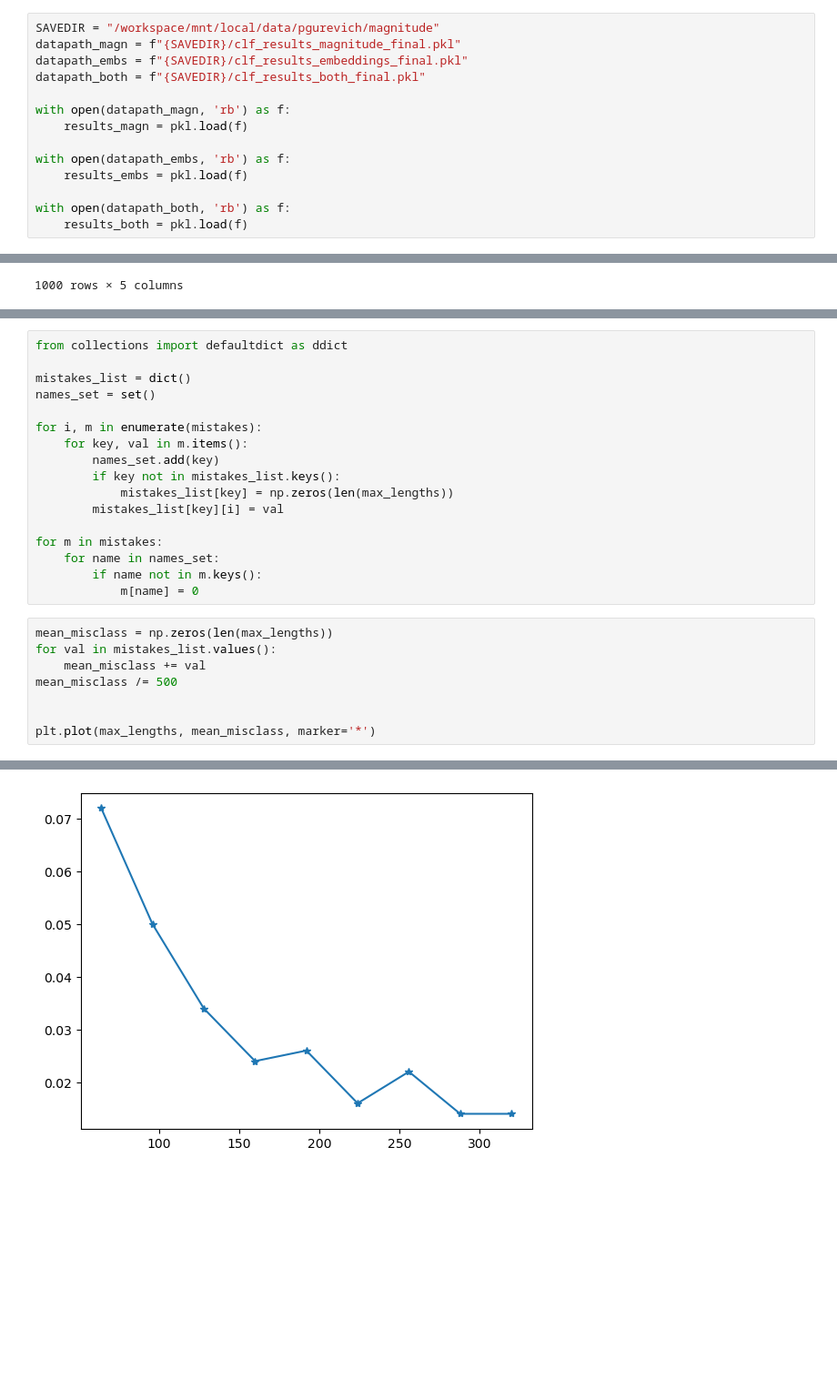
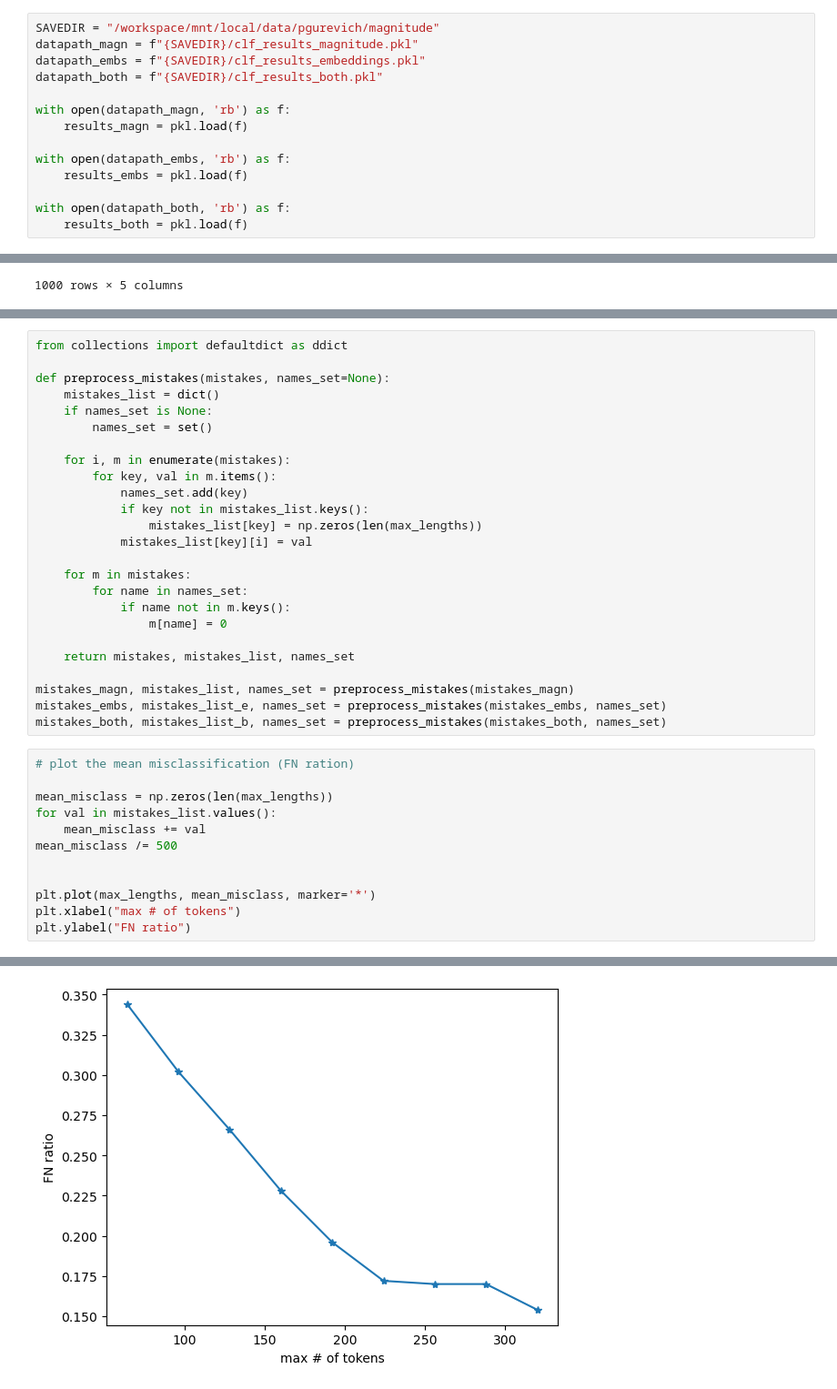
Before and after one commit to GurevichPE/Artifical-text-detection-via-magnitude-functions, a Jupyter notebook: magnitude_classifier/experiments.ipynb, the cells around one changed output, grey strips where cells are left out. Shown at 91% size. Drawn from its saved outputs; the diff is of its cells as text; blank space fills up the shorter version.

```diff
--- a/magnitude_classifier/experiments.ipynb
+++ b/magnitude_classifier/experiments.ipynb
@@ -5,9 +5,9 @@ import matplotlib.pyplot as plt
 import pickle as pkl
 # %%
 SAVEDIR = "/workspace/mnt/local/data/pgurevich/magnitude"
-datapath_magn = f"{SAVEDIR}/clf_results_magnitude_final.pkl"
-datapath_embs = f"{SAVEDIR}/clf_results_embeddings_final.pkl"
-datapath_both = f"{SAVEDIR}/clf_results_both_final.pkl"
+datapath_magn = f"{SAVEDIR}/clf_results_magnitude.pkl"
+datapath_embs = f"{SAVEDIR}/clf_results_embeddings.pkl"
+datapath_both = f"{SAVEDIR}/clf_results_both.pkl"
 
 with open(datapath_magn, 'rb') as f:
     results_magn = pkl.load(f)
@@ -70,21 +60,31 @@ np.int64(65)
 # %%
 from collections import defaultdict as ddict
 
-mistakes_list = dict()
-names_set = set()
+def preprocess_mistakes(mistakes, names_set=None):
+    mistakes_list = dict()
+    if names_set is None:
+        names_set = set()
 
-for i, m in enumerate(mistakes):
-    for key, val in m.items():
-        names_set.add(key)
-        if key not in mistakes_list.keys():
-            mistakes_list[key] = np.zeros(len(max_lengths))
-        mistakes_list[key][i] = val
+    for i, m in enumerate(mistakes):
+        for key, val in m.items():
+            names_set.add(key)
+            if key not in mistakes_list.keys():
+                mistakes_list[key] = np.zeros(len(max_lengths))
+            mistakes_list[key][i] = val
 
-for m in mistakes:
-    for name in names_set:
-        if name not in m.keys():
-            m[name] = 0
+    for m in mistakes:
+        for name in names_set:
+            if name not in m.keys():
+                m[name] = 0
+
+    return mistakes, mistakes_list, names_set
+
+mistakes_magn, mistakes_list, names_set = preprocess_mistakes(mistakes_magn)
+mistakes_embs, mistakes_list_e, names_set = preprocess_mistakes(mistakes_embs, names_set)
+mistakes_both, mistakes_list_b, names_set = preprocess_mistakes(mistakes_both, names_set)
 # %%
+# plot the mean misclassification (FN ration)
+
 mean_misclass = np.zeros(len(max_lengths))
 for val in mistakes_list.values():
     mean_misclass += val
@@ -92,4 +92,6 @@ mean_misclass /= 500
 
 
 plt.plot(max_lengths, mean_misclass, marker='*')
+plt.xlabel("max # of tokens")
+plt.ylabel("FN ratio")
 # %% [output]
@@ -97,2 +99,2 @@ plt.plot(max_lengths, mean_misclass, marker='*')
-[figure, old version]
+[figure, new version]
 # %%
```
Also changed, not shown: parts of 10 cells of this notebook, 1 other file.
